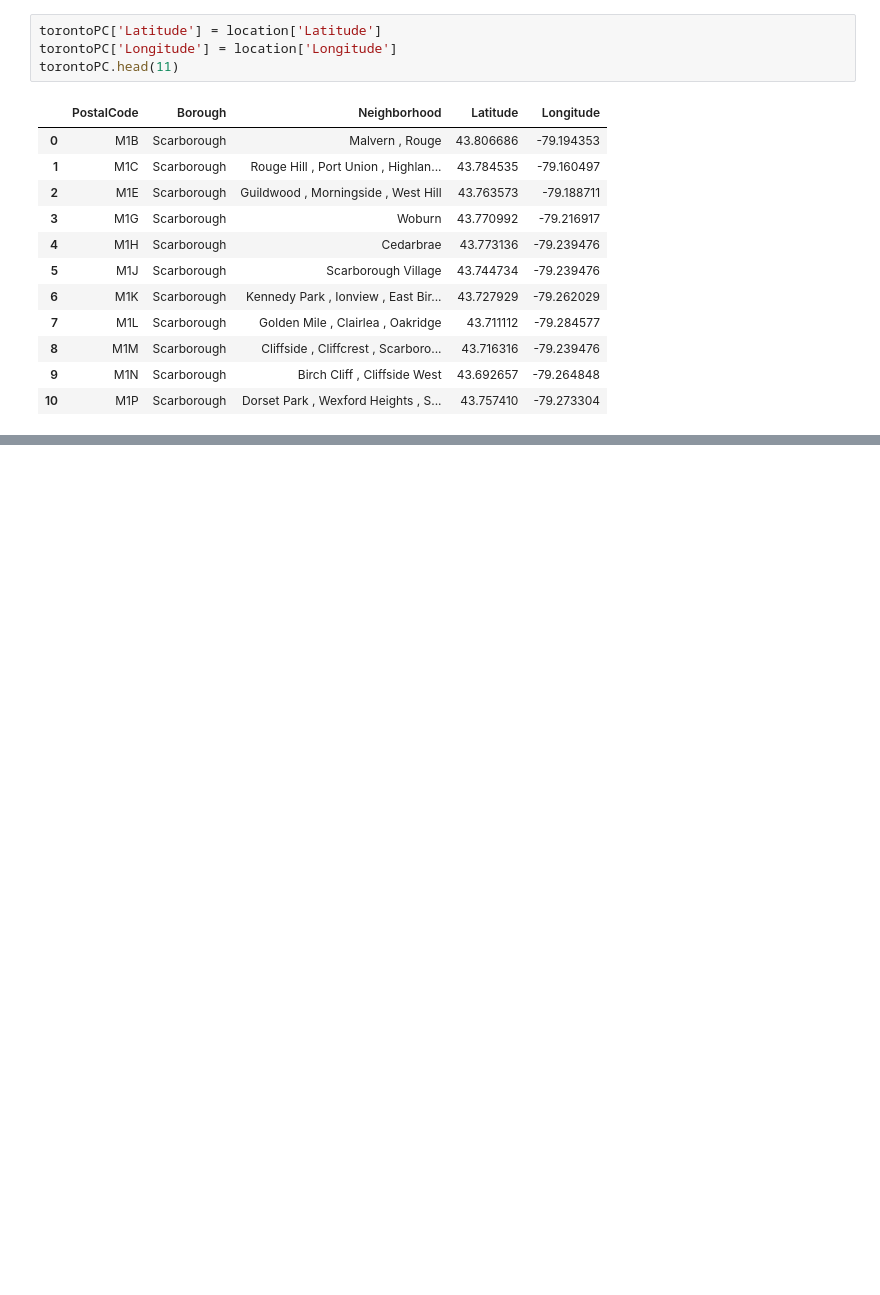
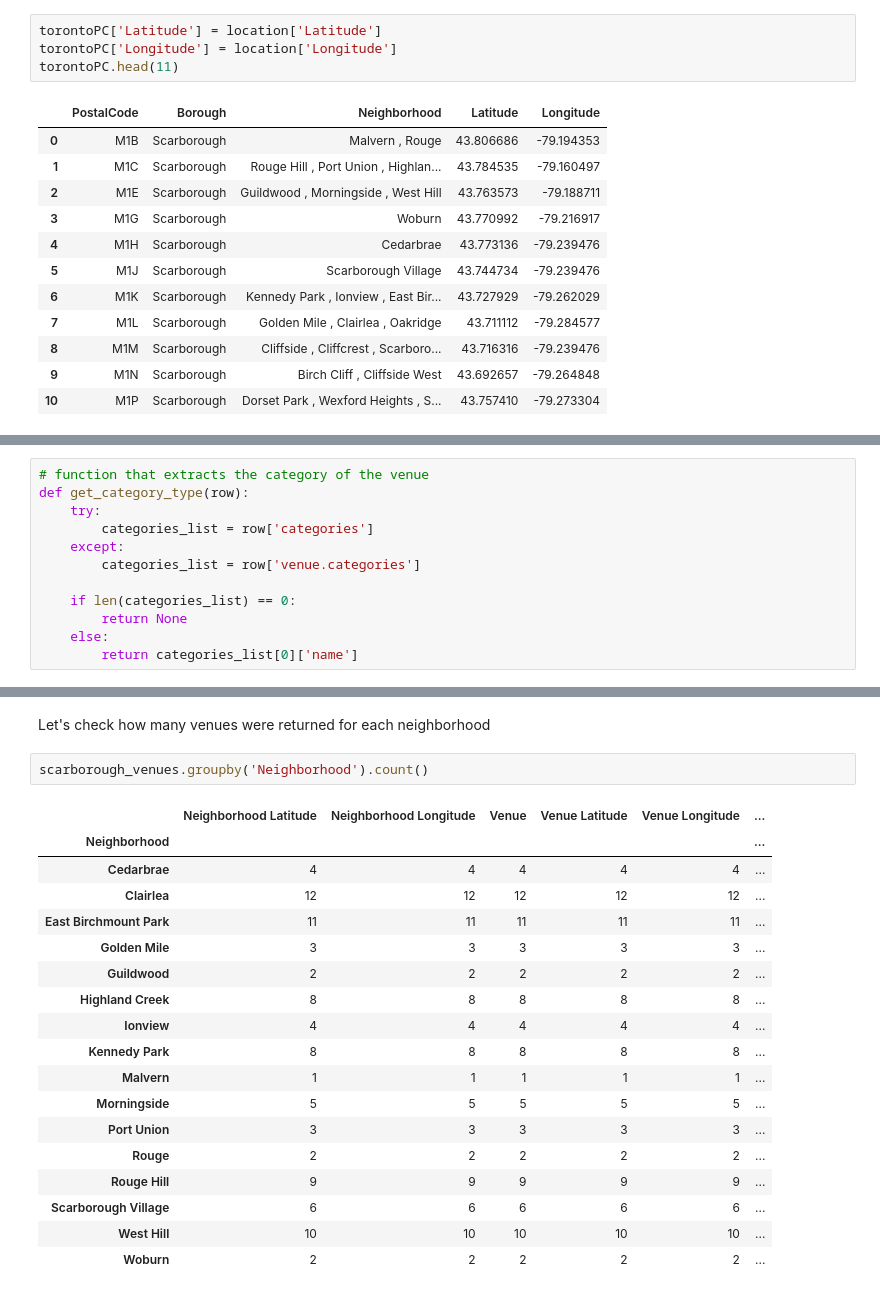
Before and after one commit to daliaydom/Coursera_Capstone, a Jupyter notebook: Assignment - Segmenting and Clustering Neighborhoods in Toronto.ipynb, the cells around one changed output, grey strips where cells are left out. Saved outputs shown, nothing was run; the diff lists cells and outputs as text; blank space fills up the shorter version.

```diff
--- a/Assignment - Segmenting and Clustering Neighborhoods in Toronto.ipynb
+++ b/Assignment - Segmenting and Clustering Neighborhoods in Toronto.ipynb
@@ -147,0 +332,12 @@ torontoPC.head(11)
+# %%
+# function that extracts the category of the venue
+def get_category_type(row):
+    try:
+        categories_list = row['categories']
+    except:
+        categories_list = row['venue.categories']
+
+    if len(categories_list) == 0:
+        return None
+    else:
+        return categories_list[0]['name']
@@ -147,0 +455,23 @@ torontoPC.head(11)
+# %% [markdown]
+Let's check how many venues were returned for each neighborhood
+# %%
+scarborough_venues.groupby('Neighborhood').count()
+# %% [output]
+|  | Neighborhood Latitude | Neighborhood Longitude | Venue | Venue Latitude | Venue Longitude | ... |
+| Neighborhood |  |  |  |  |  | ... |
+| Cedarbrae | 4 | 4 | 4 | 4 | 4 | ... |
+| Clairlea | 12 | 12 | 12 | 12 | 12 | ... |
+| East Birchmount Park | 11 | 11 | 11 | 11 | 11 | ... |
+| Golden Mile | 3 | 3 | 3 | 3 | 3 | ... |
+| Guildwood | 2 | 2 | 2 | 2 | 2 | ... |
+| Highland Creek | 8 | 8 | 8 | 8 | 8 | ... |
+| Ionview | 4 | 4 | 4 | 4 | 4 | ... |
+| Kennedy Park | 8 | 8 | 8 | 8 | 8 | ... |
+| Malvern | 1 | 1 | 1 | 1 | 1 | ... |
+| Morningside | 5 | 5 | 5 | 5 | 5 | ... |
+| Port Union | 3 | 3 | 3 | 3 | 3 | ... |
+| Rouge | 2 | 2 | 2 | 2 | 2 | ... |
+| Rouge Hill | 9 | 9 | 9 | 9 | 9 | ... |
+| Scarborough Village | 6 | 6 | 6 | 6 | 6 | ... |
+| West Hill | 10 | 10 | 10 | 10 | 10 | ... |
+| Woburn | 2 | 2 | 2 | 2 | 2 | ... |
```
Also changed, not shown: parts of 73 cells of this notebook.
